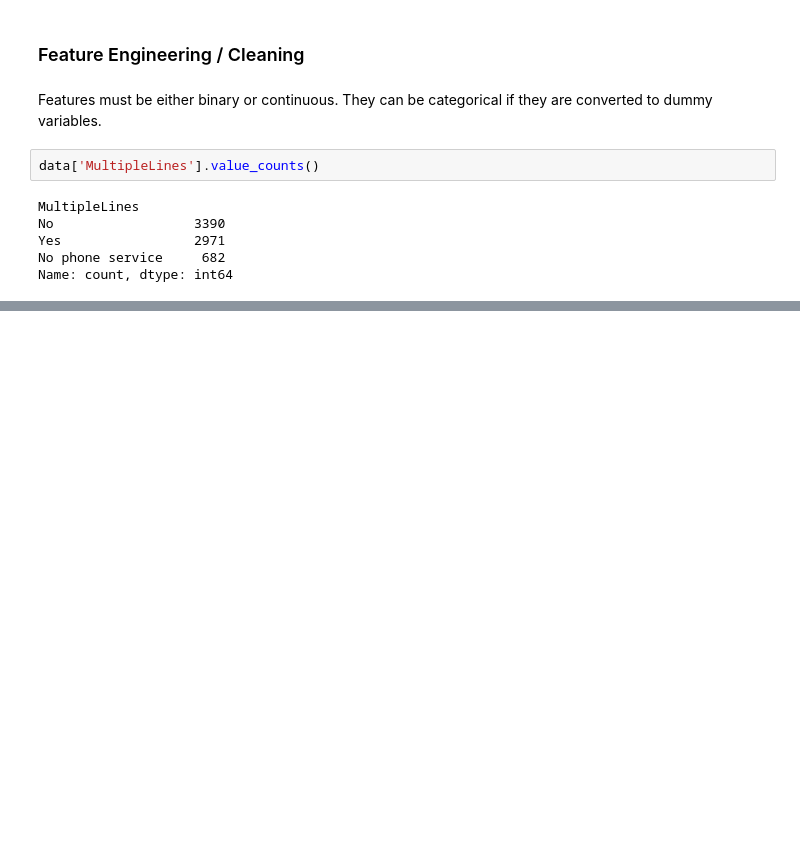
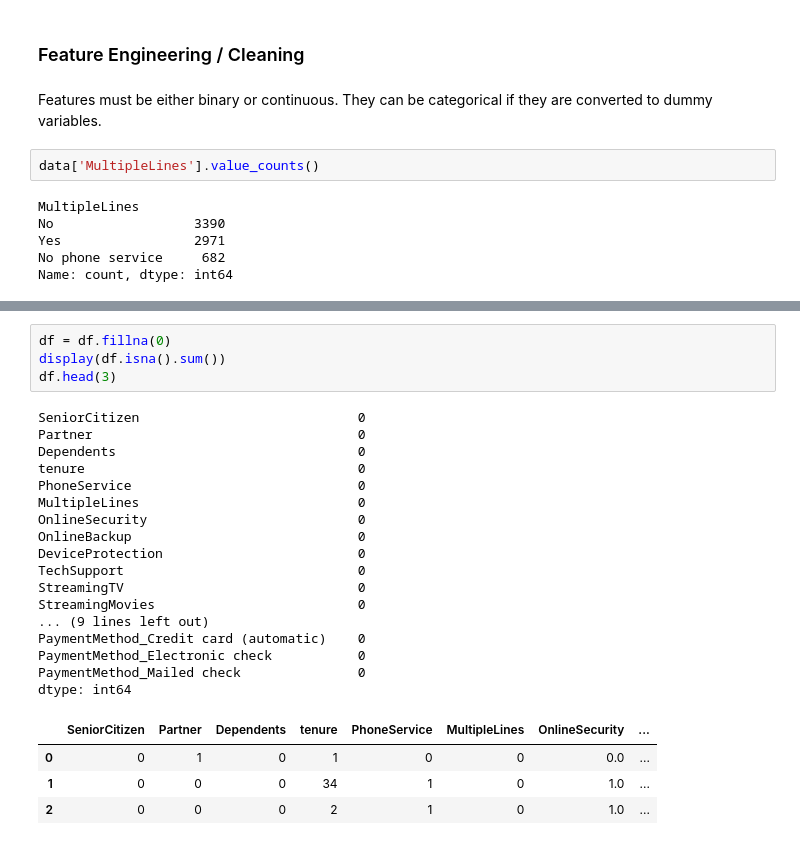
Before and after one commit to BOYSABIO/Machine-Learning-Roadmap, a Jupyter notebook: MACHINE_LEARNING/SUPERVISED_LEARNING/02_CLASSIFICATION/02_Logistic_Regression_practice.ipynb, the cells around one changed output, grey strips where cells are left out. Cells and saved outputs as stored; diff of their text form; blank space fills up the shorter version.

```diff
--- a/MACHINE_LEARNING/SUPERVISED_LEARNING/02_CLASSIFICATION/02_Logistic_Regression_practice.ipynb
+++ b/MACHINE_LEARNING/SUPERVISED_LEARNING/02_CLASSIFICATION/02_Logistic_Regression_practice.ipynb
@@ -103,0 +196,26 @@ None
+# %%
+df = df.fillna(0)
+display(df.isna().sum())
+df.head(3)
+# %% [output]
+SeniorCitizen                            0
+Partner                                  0
+Dependents                               0
+tenure                                   0
+PhoneService                             0
+MultipleLines                            0
+OnlineSecurity                           0
+OnlineBackup                             0
+DeviceProtection                         0
+TechSupport                              0
+StreamingTV                              0
+StreamingMovies                          0
+... (9 lines left out)
+PaymentMethod_Credit card (automatic)    0
+PaymentMethod_Electronic check           0
+PaymentMethod_Mailed check               0
+dtype: int64
+|  | SeniorCitizen | Partner | Dependents | tenure | PhoneService | MultipleLines | OnlineSecurity | ... |
+| 0 | 0 | 1 | 0 | 1 | 0 | 0 | 0.0 | ... |
+| 1 | 0 | 0 | 0 | 34 | 1 | 0 | 1.0 | ... |
+| 2 | 0 | 0 | 0 | 2 | 1 | 0 | 1.0 | ... |
```
Also changed, not shown: parts of 10 cells of this notebook.
